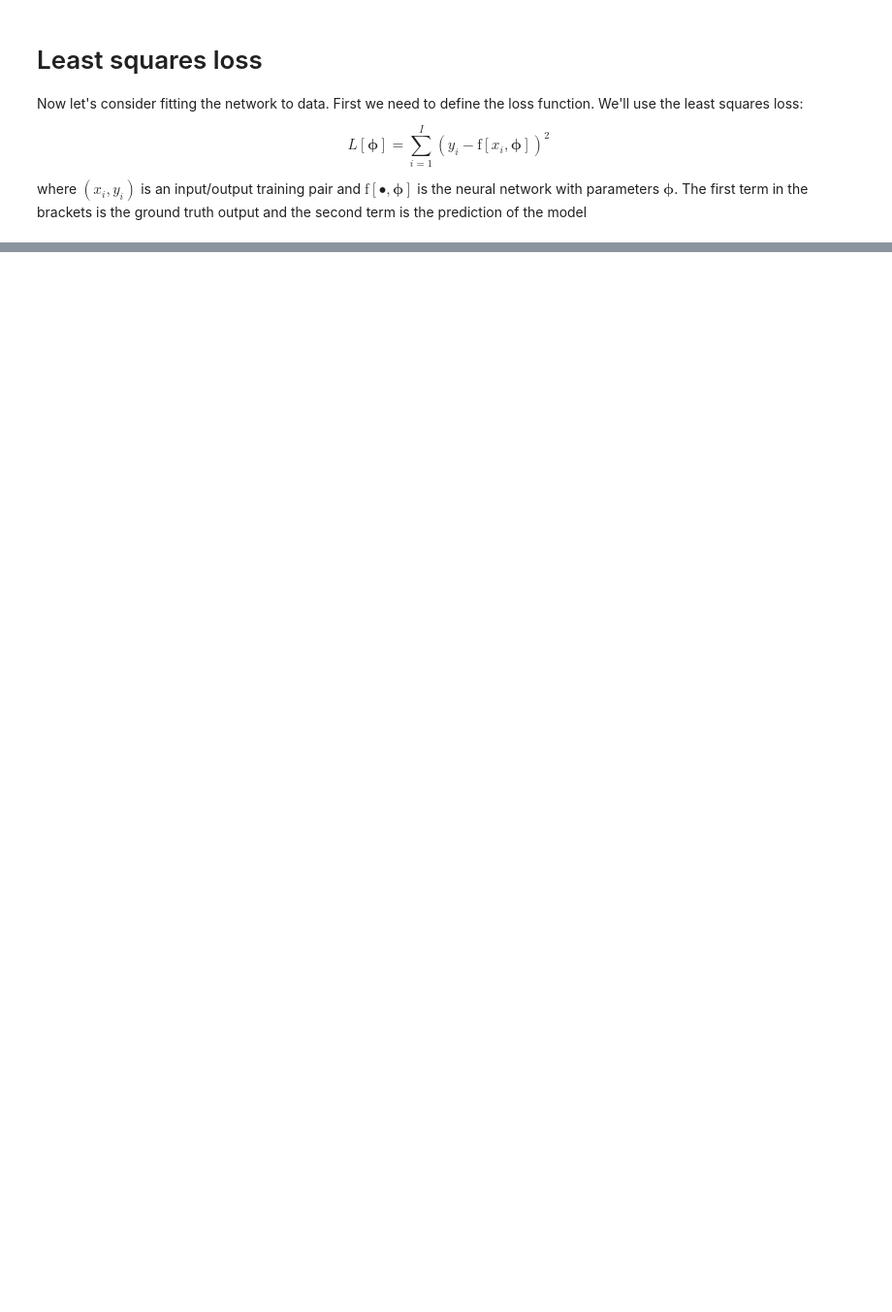
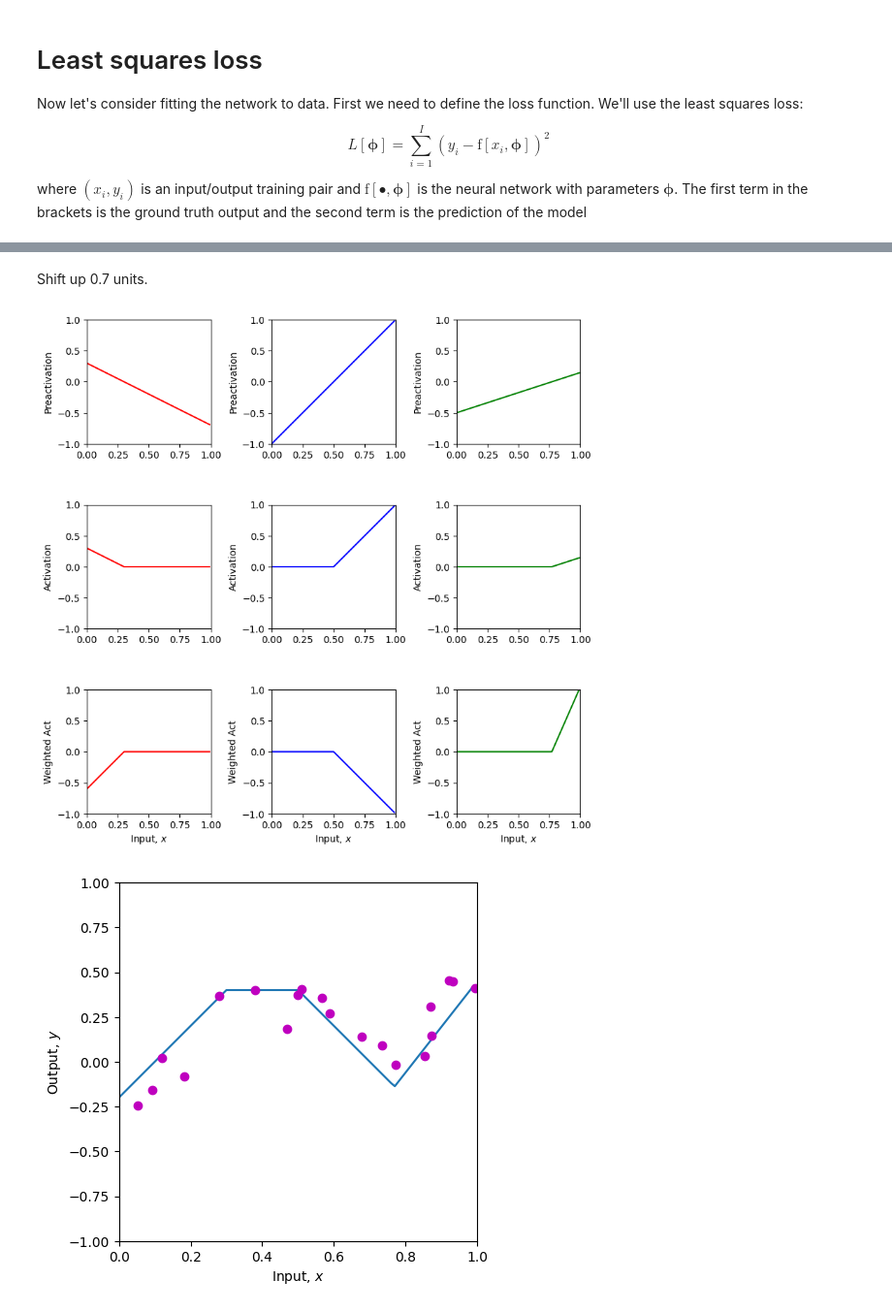
Before and after one commit to amanichopra/understanding-deep-learning-textbook-exercises, a Jupyter notebook: 3_1_Shallow_Networks_I.ipynb, the cells around one changed output, grey strips where cells are left out. Shown at 97% size. Cells and saved outputs as stored; diff of their text form; code cells hidden in the pictures; blank space fills up the shorter version.

```diff
--- a/3_1_Shallow_Networks_I.ipynb
+++ b/3_1_Shallow_Networks_I.ipynb
@@ -368,0 +412,12 @@ print('Your Loss = %3.3f, True value = 9.385'%(loss))
+# %% [markdown]
+Shift up 0.7 units.
+# %%
+theta_10 =  0.3 ; theta_11 = -1
+theta_20 = -1.0  ; theta_21 = 2.0
+theta_30 = -0.5  ; theta_31 = 0.65
+phi_0 = -0.3 + 0.7; phi_1 = -2.0; phi_2 = -1.0; phi_3 = 7.0
+
+get_loss_and_plot(theta_10, theta_11, theta_20, theta_21, theta_30, theta_31, phi_0, phi_1, phi_2, phi_3)
+# %% [output]
+[figure, added]
+[figure, added]
```
Also changed, not shown: parts of 12 cells of this notebook.
